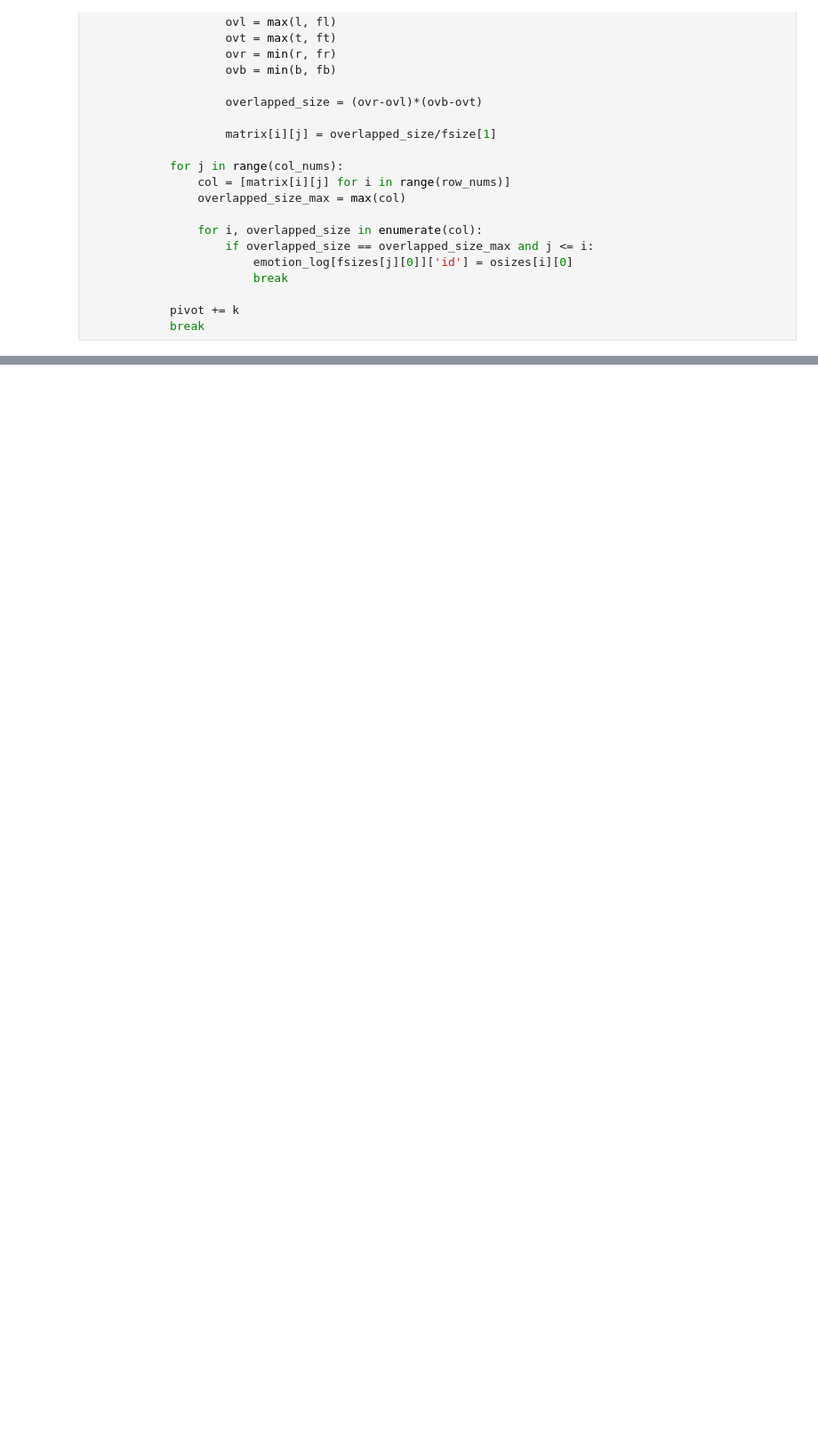
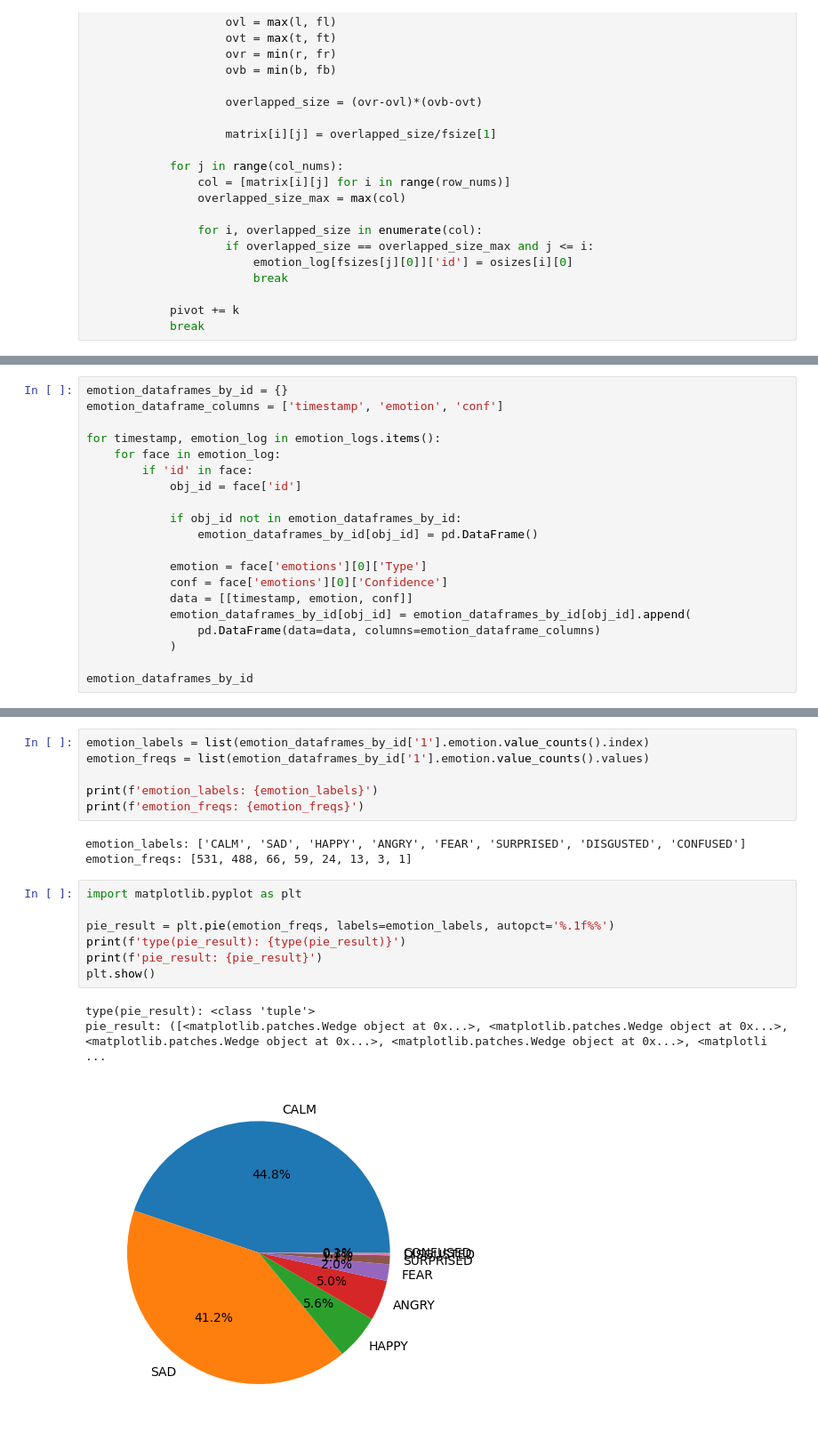
Before and after one commit to DrMaemi/study-legacy, a Jupyter notebook: AWS/기계 학습/Rekognition/data_postprocess.ipynb, the cells around one changed output, grey strips where cells are left out. Shown: that part at 89% size. Cells and saved outputs as stored; diff of their text form; blank space fills up the shorter version.

```diff
--- a/AWS/기계 학습/Rekognition/data_postprocess.ipynb
+++ b/AWS/기계 학습/Rekognition/data_postprocess.ipynb
@@ -75,0 +161,20 @@ for emotion_timestamp in emotion_timestamps[start:]:
+# %%
+emotion_dataframes_by_id = {}
+emotion_dataframe_columns = ['timestamp', 'emotion', 'conf']
+
+for timestamp, emotion_log in emotion_logs.items():
+    for face in emotion_log:
+        if 'id' in face:
+            obj_id = face['id']
+
+            if obj_id not in emotion_dataframes_by_id:
+                emotion_dataframes_by_id[obj_id] = pd.DataFrame()
+
+            emotion = face['emotions'][0]['Type']
+            conf = face['emotions'][0]['Confidence']
+            data = [[timestamp, emotion, conf]]
+            emotion_dataframes_by_id[obj_id] = emotion_dataframes_by_id[obj_id].append(
+                pd.DataFrame(data=data, columns=emotion_dataframe_columns)
+            )
+
+emotion_dataframes_by_id
@@ -75,0 +243,20 @@ for emotion_timestamp in emotion_timestamps[start:]:
+# %%
+emotion_labels = list(emotion_dataframes_by_id['1'].emotion.value_counts().index)
+emotion_freqs = list(emotion_dataframes_by_id['1'].emotion.value_counts().values)
+
+print(f'emotion_labels: {emotion_labels}')
+print(f'emotion_freqs: {emotion_freqs}')
+# %% [output]
+emotion_labels: ['CALM', 'SAD', 'HAPPY', 'ANGRY', 'FEAR', 'SURPRISED', 'DISGUSTED', 'CONFUSED']
+emotion_freqs: [531, 488, 66, 59, 24, 13, 3, 1]
+# %%
+import matplotlib.pyplot as plt
+
+pie_result = plt.pie(emotion_freqs, labels=emotion_labels, autopct='%.1f%%')
+print(f'type(pie_result): {type(pie_result)}')
+print(f'pie_result: {pie_result}')
+plt.show()
+# %% [output]
+type(pie_result): <class 'tuple'>
+pie_result: ([<matplotlib.patches.Wedge object at 0x...>, <matplotlib.patches.Wedge object at 0x...>, <matplotlib.patches.Wedge object at 0x...>, <matplotlib.patches.Wedge object at 0x...>, <matplotli ...
+[figure, added]
```
Also changed, not shown: parts of 14 cells of this notebook.
